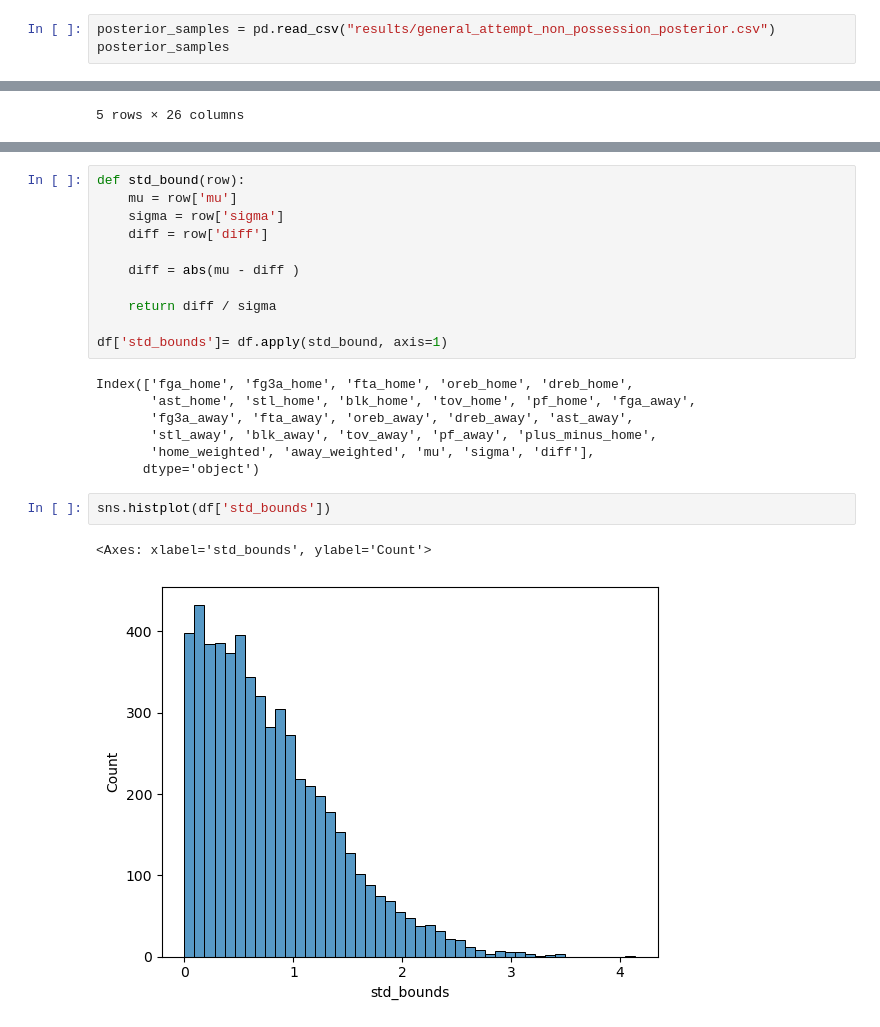
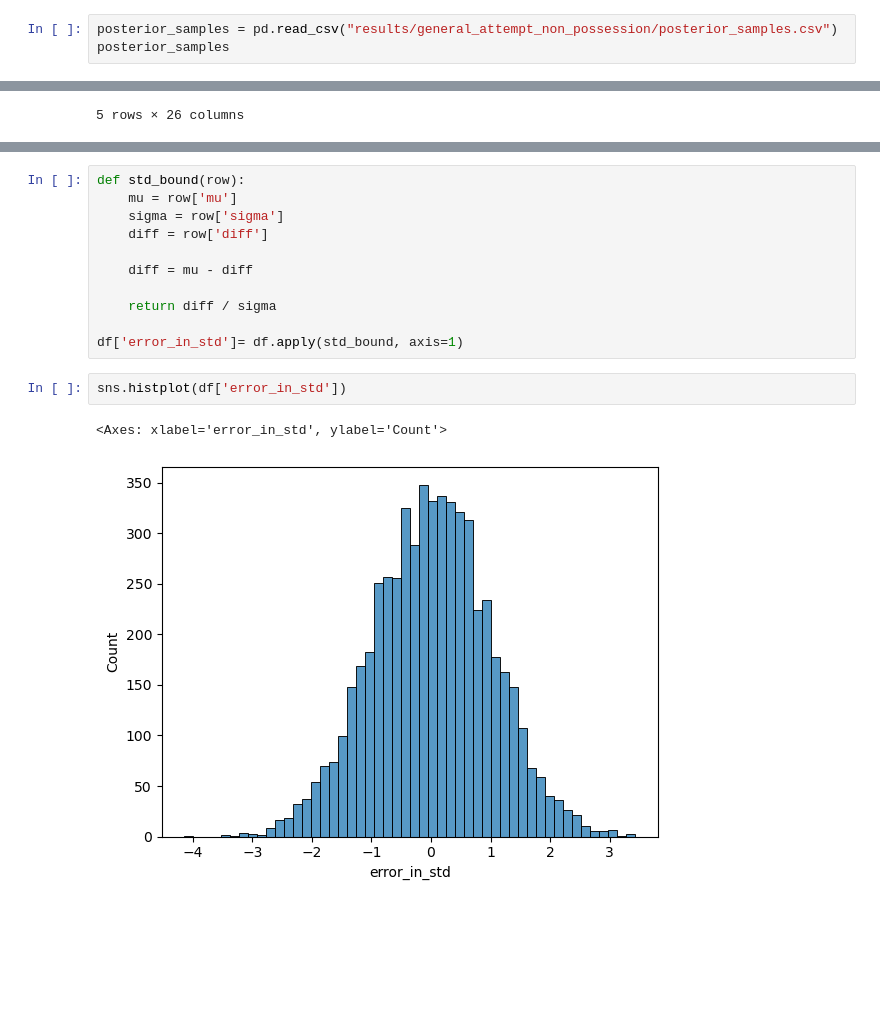
Before and after one commit to FWJK1/bayesketball, a Jupyter notebook: src/vallidation_test.ipynb, the cells around one changed output, grey strips where cells are left out. Saved outputs shown, nothing was run; the diff lists cells and outputs as text; blank space fills up the shorter version.

Commit message:
added posterior predictive checks

```diff
--- a/src/vallidation_test.ipynb
+++ b/src/vallidation_test.ipynb
@@ -13,5 +15,5 @@ from scipy.stats import norm
 # %%
-posterior_samples = pd.read_csv("results/general_attempt_non_possession_posterior.csv")
+posterior_samples = pd.read_csv("results/general_attempt_non_possession/posterior_samples.csv")
 posterior_samples
 # %% [output]
 |  | alpha | beta[1] | beta[2] | beta[3] | beta[4] | beta[5] | beta[6] | beta[7] | beta[8] | beta[9] | beta[10] | ... |
@@ -93,20 +97,13 @@ def std_bound(row):
     sigma = row['sigma']
     diff = row['diff']
 
-    diff = abs(mu - diff )
+    diff = mu - diff
 
     return diff / sigma
 
-df['std_bounds']= df.apply(std_bound, axis=1)
+df['error_in_std']= df.apply(std_bound, axis=1)
-# %% [output]
-Index(['fga_home', 'fg3a_home', 'fta_home', 'oreb_home', 'dreb_home',
-       'ast_home', 'stl_home', 'blk_home', 'tov_home', 'pf_home', 'fga_away',
-       'fg3a_away', 'fta_away', 'oreb_away', 'dreb_away', 'ast_away',
-       'stl_away', 'blk_away', 'tov_away', 'pf_away', 'plus_minus_home',
-       'home_weighted', 'away_weighted', 'mu', 'sigma', 'diff'],
-      dtype='object')
 # %%
-sns.histplot(df['std_bounds'])
+sns.histplot(df['error_in_std'])
 # %% [output]
-<Axes: xlabel='std_bounds', ylabel='Count'>
+<Axes: xlabel='error_in_std', ylabel='Count'>
-[figure, old version]
+[figure, new version]
```
Also changed, not shown: parts of 6 cells of this notebook, 4 other files.
